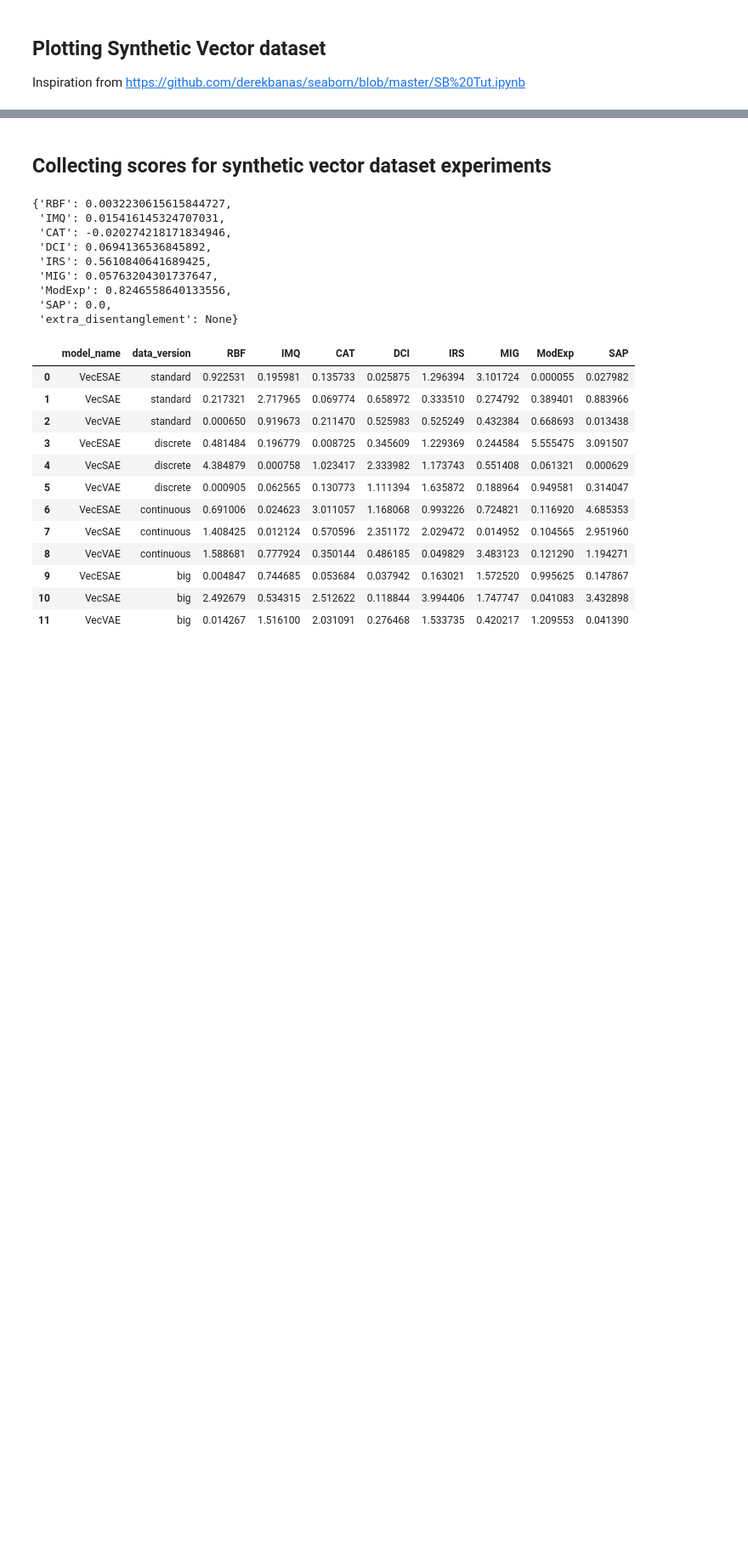
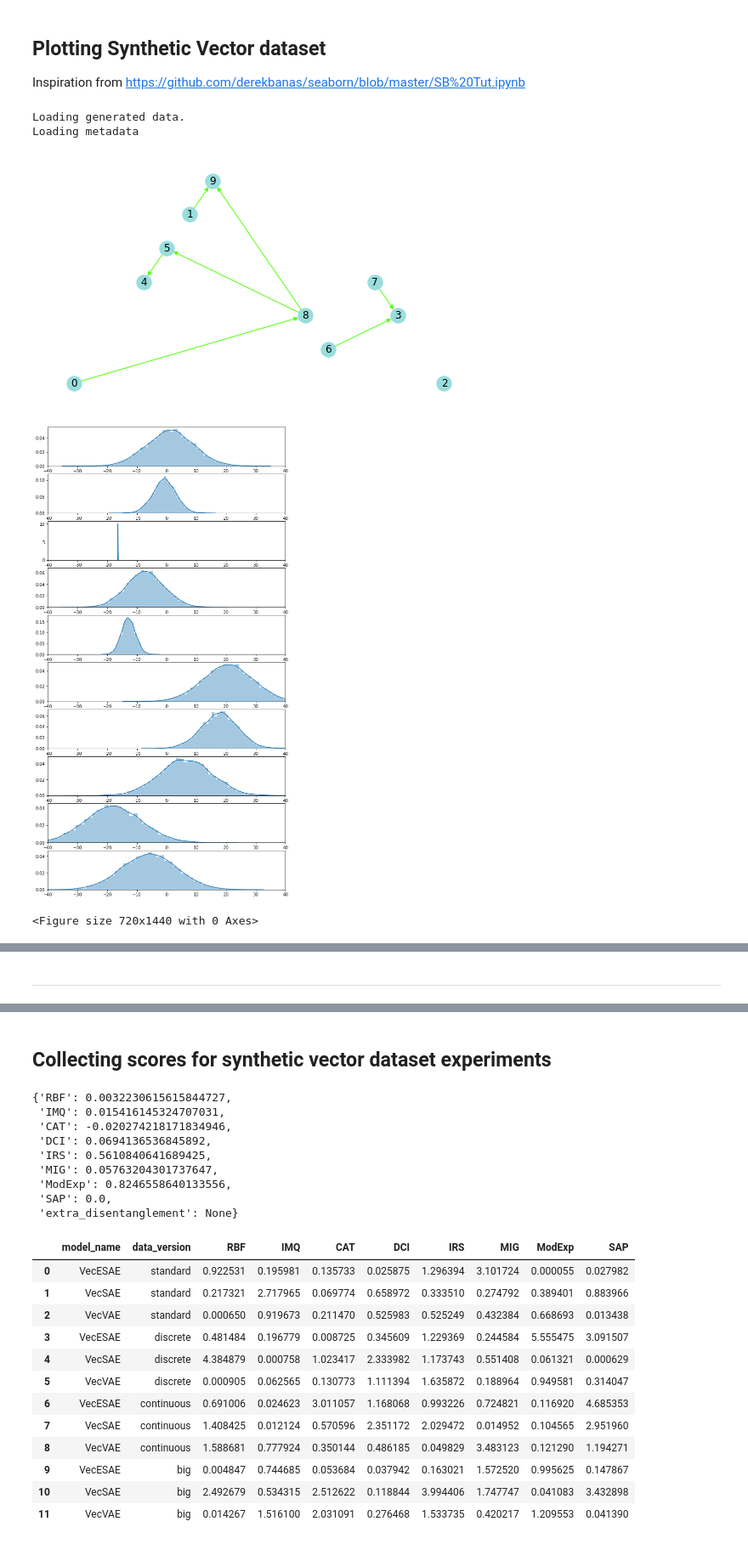
Before and after one commit to GiuliaLanzillotta/CausalAE, a Jupyter notebook: visualisations/test_features.ipynb, the cells around one changed output, grey strips where cells are left out. Shown: that part at 85% size. Cells and saved outputs as stored; diff of their text form; code cells hidden in the pictures; blank space fills up the shorter version.

Commit message:
hybrid plot vis

```diff
--- a/visualisations/test_features.ipynb
+++ b/visualisations/test_features.ipynb
@@ -52,0 +87,8 @@ import pandas as pd
+# %%
+handler.plot_data()
+# %% [output]
+Loading generated data.
+Loading metadata
+[figure, added]
+[figure, added]
+<Figure size 720x1440 with 0 Axes>
@@ -53,3 +105,5 @@ import pandas as pd
+# %% [markdown]
+---
 # %%
 train = handler.dataloader.train.dataset.dataset
 print(train)
```
Also changed, not shown: parts of 20 cells of this notebook, 11 other files.
